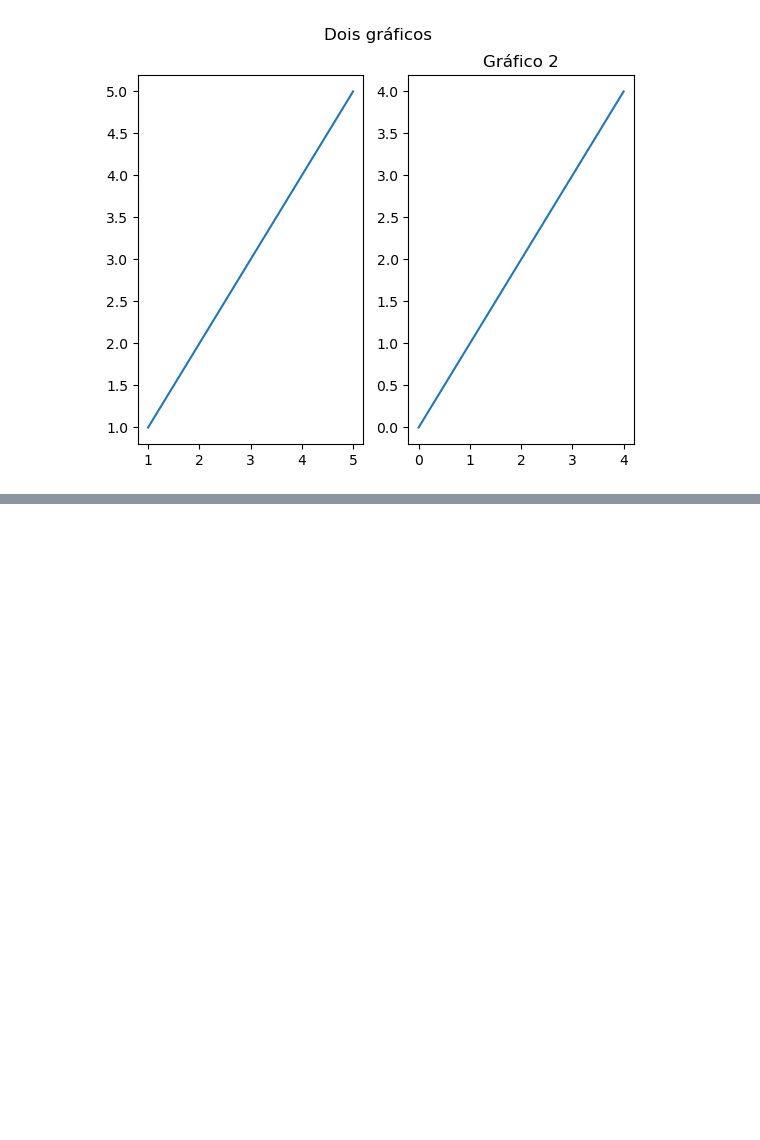
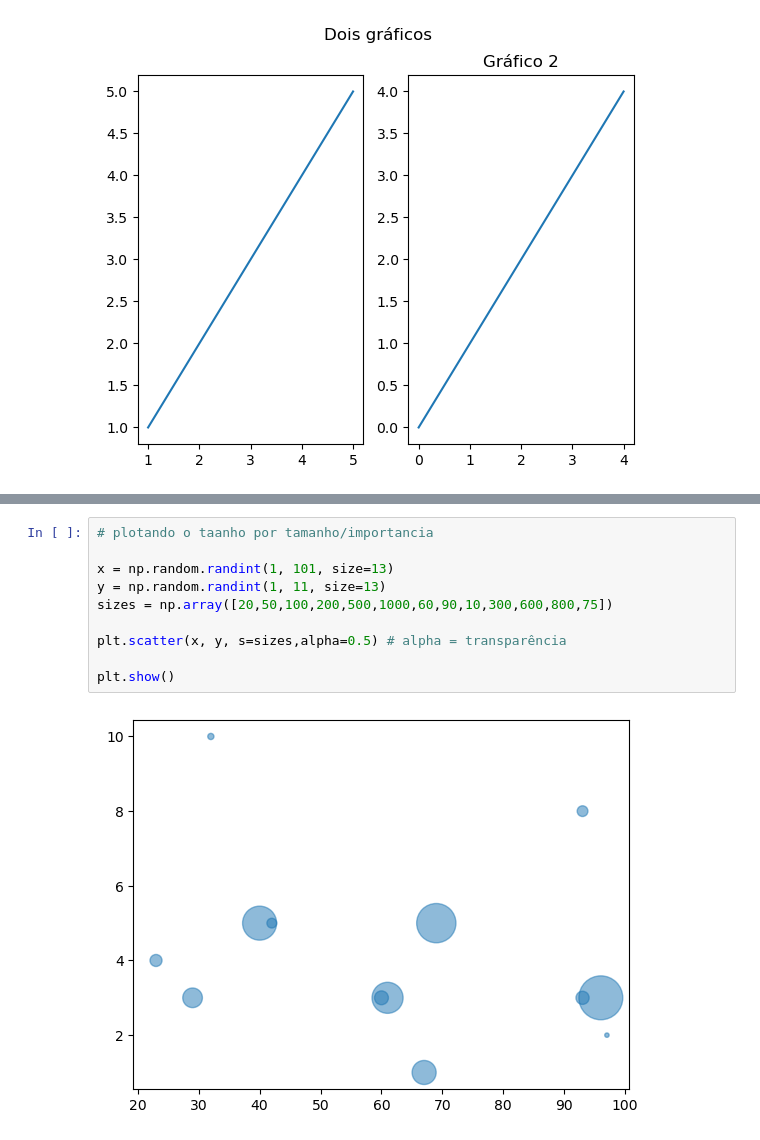
Before and after one commit to SavioCartaxo/Estudos_python, a Jupyter notebook: matplolib/estudos/01 sainda do zero.ipynb, the cells around one changed output, grey strips where cells are left out. Cells and saved outputs as stored; diff of their text form; blank space fills up the shorter version.

```diff
--- a/matplolib/estudos/01 sainda do zero.ipynb
+++ b/matplolib/estudos/01 sainda do zero.ipynb
@@ -118,0 +152,12 @@ plt.show()
+# %%
+# plotando o taanho por tamanho/importancia
+
+x = np.random.randint(1, 101, size=13)
+y = np.random.randint(1, 11, size=13)
+sizes = np.array([20,50,100,200,500,1000,60,90,10,300,600,800,75])
+
+plt.scatter(x, y, s=sizes,alpha=0.5) # alpha = transparência
+
+plt.show()
+# %% [output]
+[figure, added]
```
Also changed, not shown: parts of 2 cells of this notebook, 13 other files.
